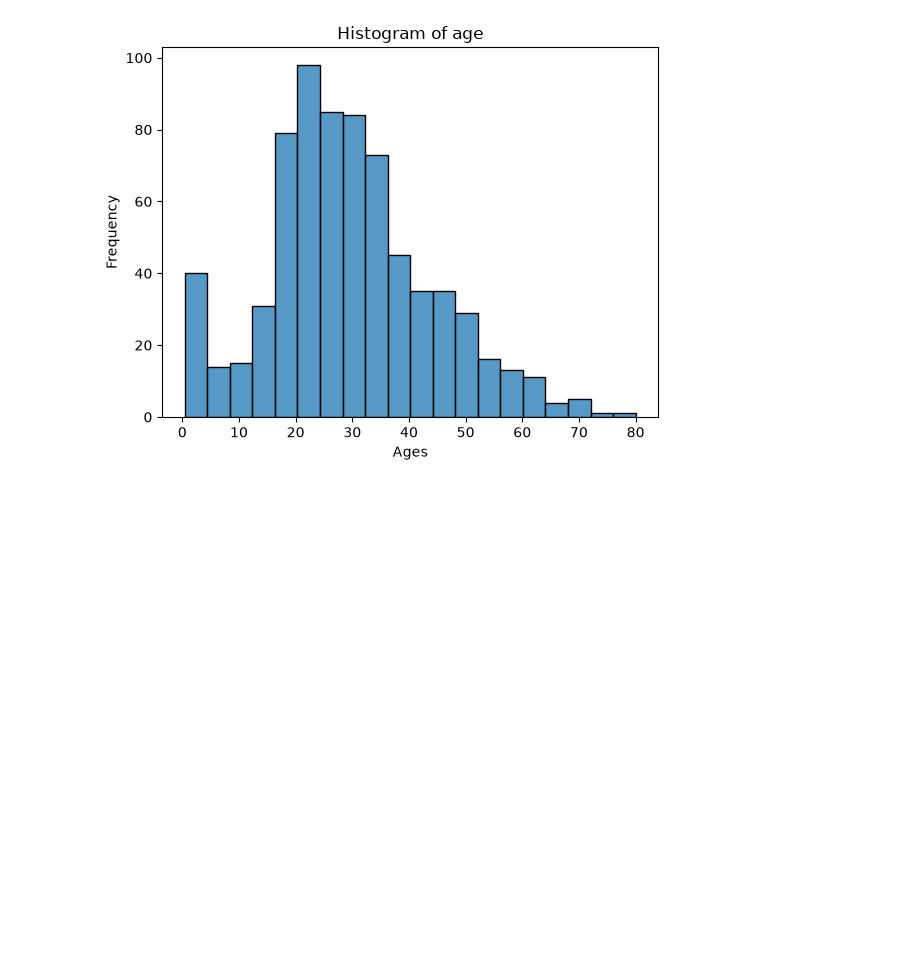
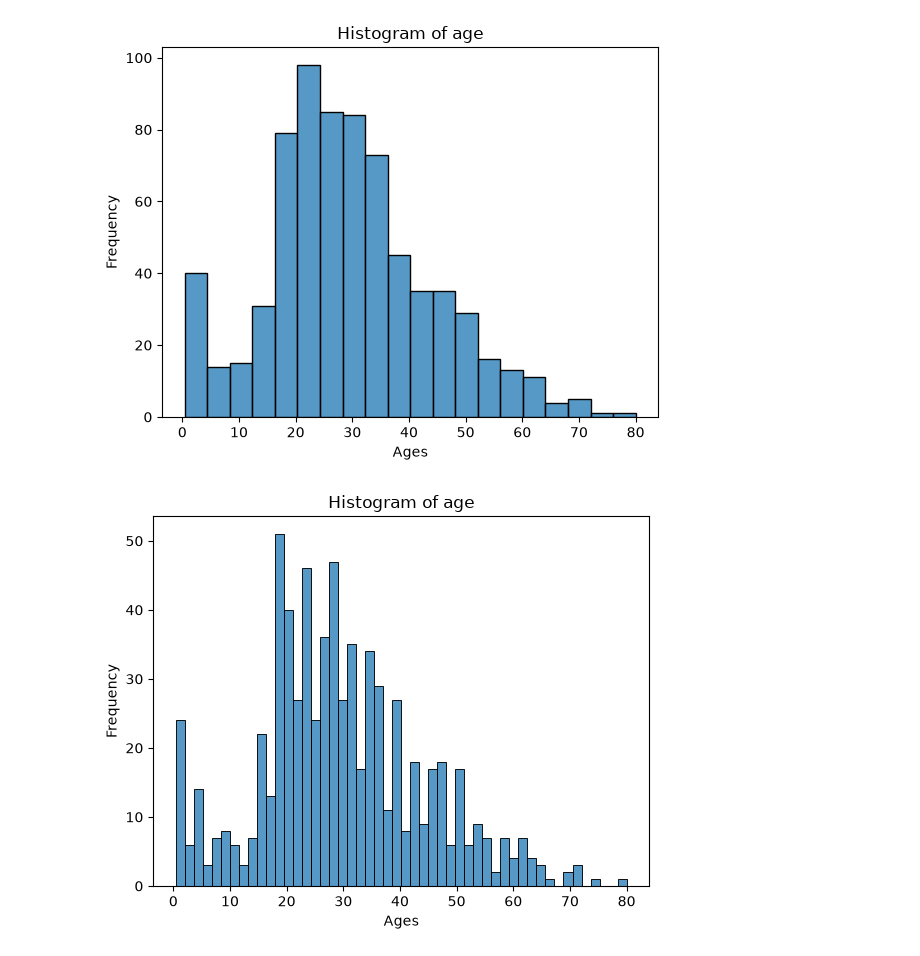
Before and after one commit to AkasDatta/EDA-Exploratory-Data-Analysis-, a Jupyter notebook: EDA_Part1/eda_part1.ipynb, the cells around one changed output. Saved outputs shown, nothing was run; the diff lists cells and outputs as text; code cells hidden in the pictures; blank space fills up the shorter version.

Commit message:
check pde check

```diff
--- a/EDA_Part1/eda_part1.ipynb
+++ b/EDA_Part1/eda_part1.ipynb
@@ -223,3 +223,14 @@ plt.ylabel("Frequency")
 plt.show()
 # %% [output]
 [figure]
+# %%
+# Histogram check
+sns.histplot(df["Age"], bins=50)
+
+plt.title("Histogram of age")
+plt.xlabel("Ages")
+plt.ylabel("Frequency")
+
+plt.show()
+# %% [output]
+[figure, added]
```
Also changed, not shown: parts of 3 cells of this notebook.
